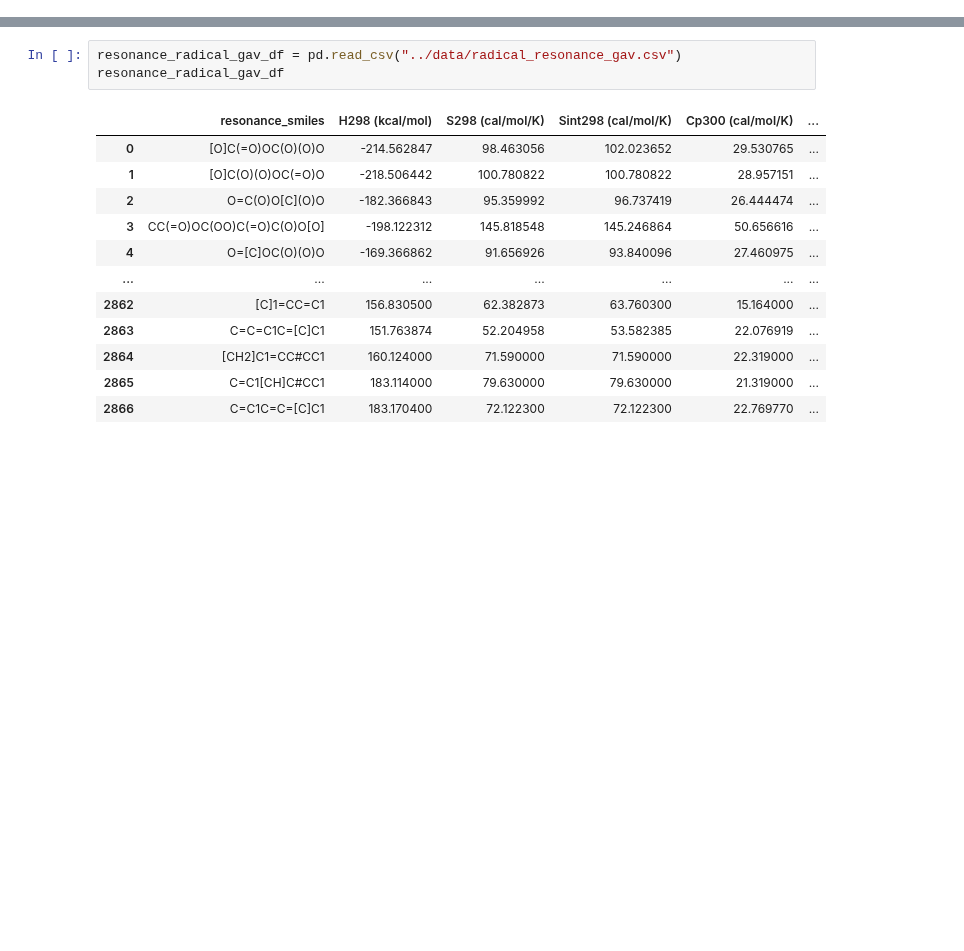
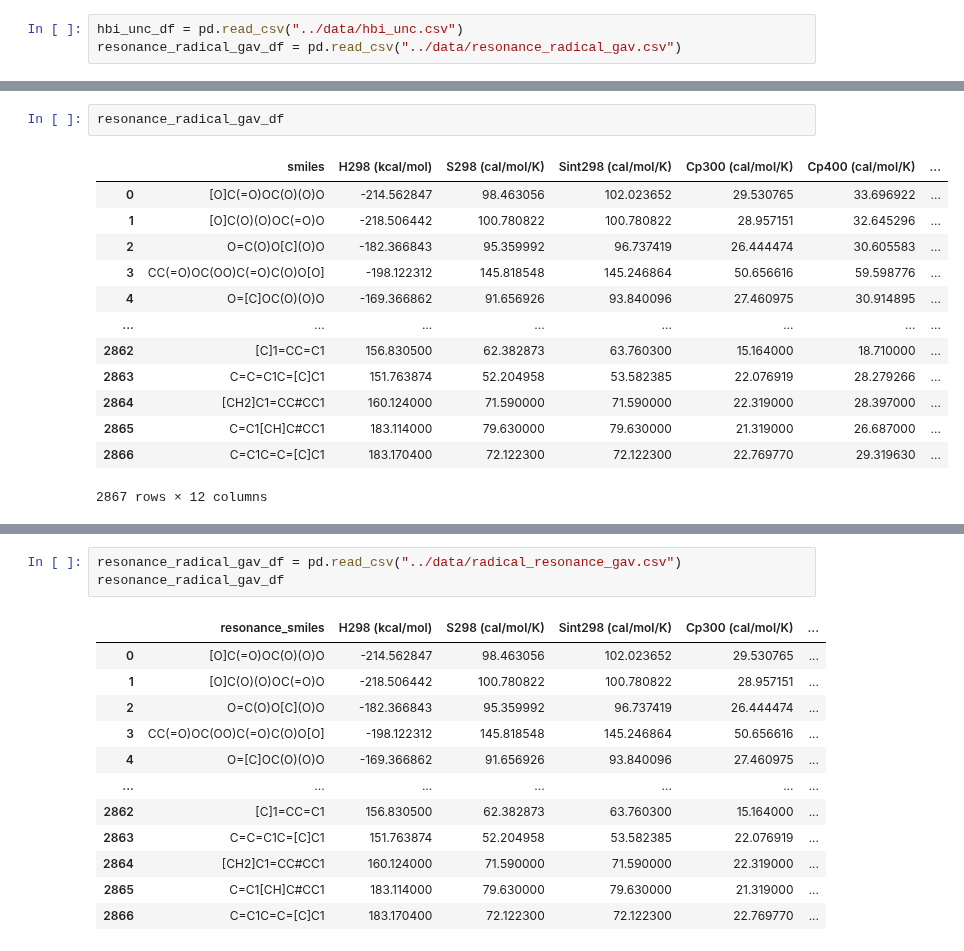
Before and after one commit to hwpang/RadicalTree, a Jupyter notebook: notebooks/5.5_get_closed_shell_to_calculate.ipynb, the cells around one changed output, grey strips where cells are left out. Drawn from its saved outputs; the diff is of its cells as text; blank space fills up the shorter version.

```diff
--- a/notebooks/4.2_get_closed_shell_radical_large_GAV_error.ipynb
+++ b/notebooks/5.5_get_closed_shell_to_calculate.ipynb
@@ -30,0 +18,3 @@ hbi_df
+# %%
+hbi_unc_df = pd.read_csv("../data/hbi_unc.csv")
+resonance_radical_gav_df = pd.read_csv("../data/resonance_radical_gav.csv")
@@ -30,0 +37,16 @@ hbi_df
+# %%
+resonance_radical_gav_df
+# %% [output]
+|  | smiles | H298 (kcal/mol) | S298 (cal/mol/K) | Sint298 (cal/mol/K) | Cp300 (cal/mol/K) | Cp400 (cal/mol/K) | ... |
+| 0 | [O]C(=O)OC(O)(O)O | -214.562847 | 98.463056 | 102.023652 | 29.530765 | 33.696922 | ... |
+| 1 | [O]C(O)(O)OC(=O)O | -218.506442 | 100.780822 | 100.780822 | 28.957151 | 32.645296 | ... |
+| 2 | O=C(O)O[C](O)O | -182.366843 | 95.359992 | 96.737419 | 26.444474 | 30.605583 | ... |
+| 3 | CC(=O)OC(OO)C(=O)C(O)O[O] | -198.122312 | 145.818548 | 145.246864 | 50.656616 | 59.598776 | ... |
+| 4 | O=[C]OC(O)(O)O | -169.366862 | 91.656926 | 93.840096 | 27.460975 | 30.914895 | ... |
+| ... | ... | ... | ... | ... | ... | ... | ... |
+| 2862 | [C]1=CC=C1 | 156.830500 | 62.382873 | 63.760300 | 15.164000 | 18.710000 | ... |
+| 2863 | C=C=C1C=[C]C1 | 151.763874 | 52.204958 | 53.582385 | 22.076919 | 28.279266 | ... |
+| 2864 | [CH2]C1=CC#CC1 | 160.124000 | 71.590000 | 71.590000 | 22.319000 | 28.397000 | ... |
+| 2865 | C=C1[CH]C#CC1 | 183.114000 | 79.630000 | 79.630000 | 21.319000 | 26.687000 | ... |
+| 2866 | C=C1C=C=[C]C1 | 183.170400 | 72.122300 | 72.122300 | 22.769770 | 29.319630 | ... |
+2867 rows × 12 columns
```
Also changed, not shown: parts of 7 cells of this notebook, 43 other files.
